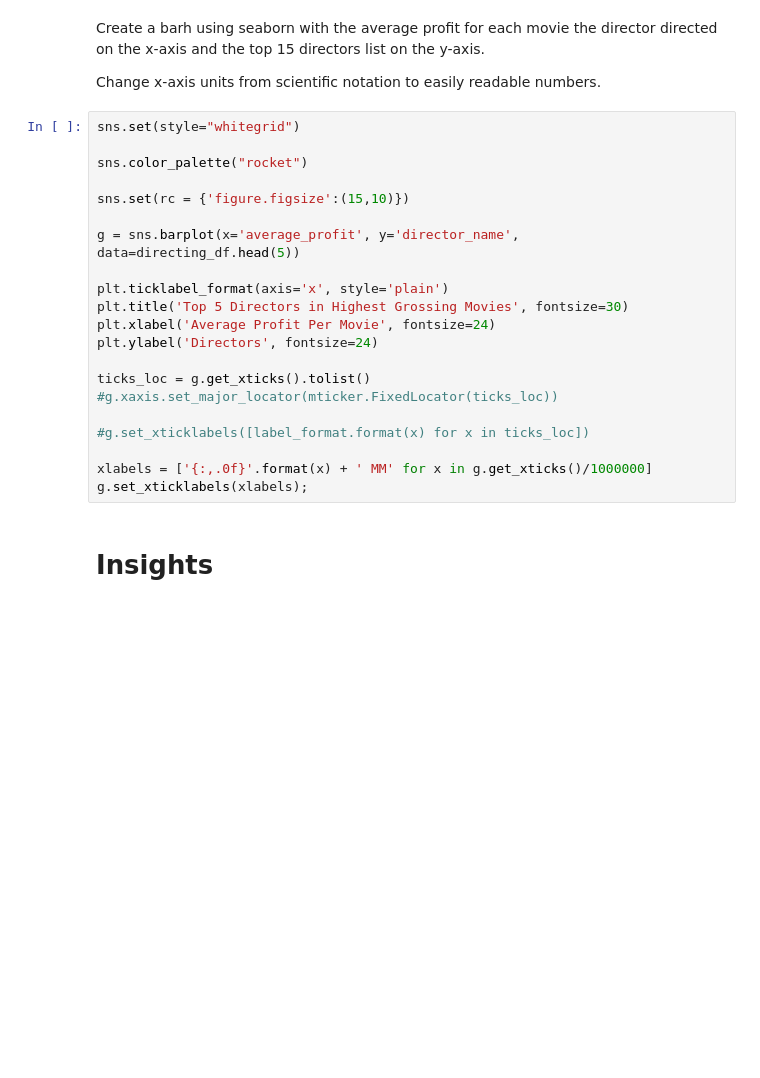
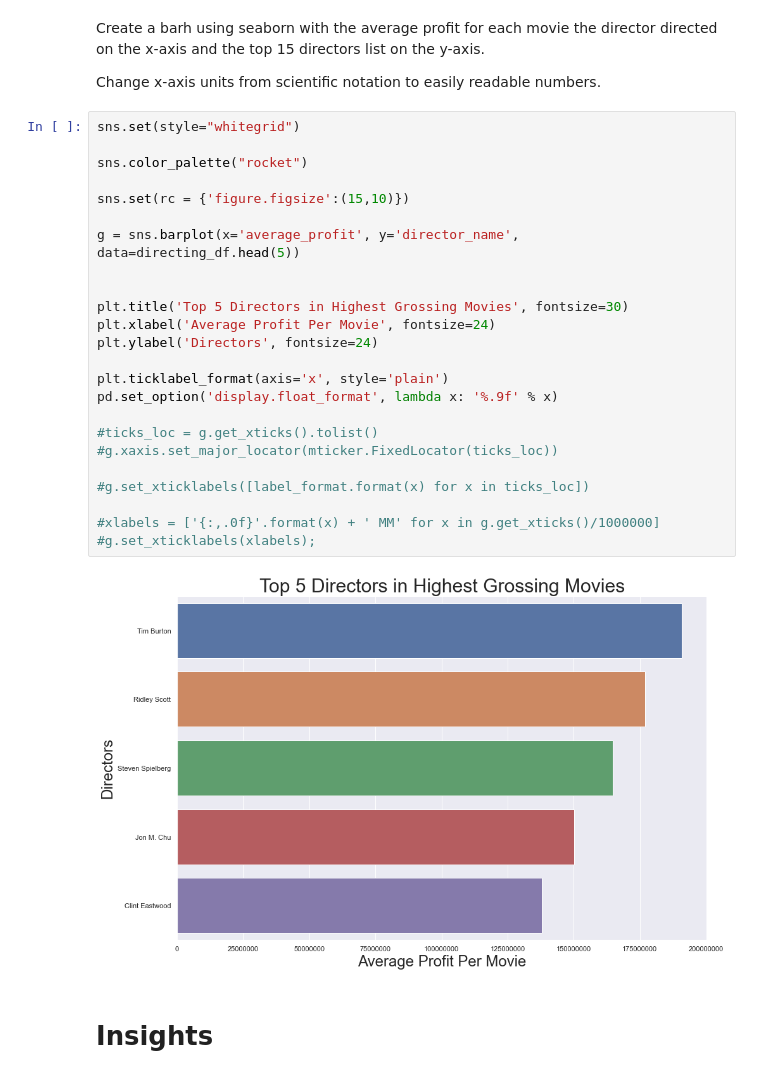
Before and after one commit to JordanMang/phase_1_id10t_team, a Jupyter notebook: working_jupyter_notebooks/am.ipynb, the cells around one changed output. Drawn from its saved outputs; the diff is of its cells as text; blank space fills up the shorter version.

```diff
--- a/working_jupyter_notebooks/am.ipynb
+++ b/working_jupyter_notebooks/am.ipynb
@@ -132,24 +240,29 @@ Change x-axis units from scientific notation to easily readable numbers.
 # %%
 sns.set(style="whitegrid")
 
 sns.color_palette("rocket")
 
 sns.set(rc = {'figure.figsize':(15,10)})
 
 g = sns.barplot(x='average_profit', y='director_name', data=directing_df.head(5))
 
-plt.ticklabel_format(axis='x', style='plain')
+
 plt.title('Top 5 Directors in Highest Grossing Movies', fontsize=30)
 plt.xlabel('Average Profit Per Movie', fontsize=24)
 plt.ylabel('Directors', fontsize=24)
 
-ticks_loc = g.get_xticks().tolist()
+plt.ticklabel_format(axis='x', style='plain')
+pd.set_option('display.float_format', lambda x: '%.9f' % x)
+
+#ticks_loc = g.get_xticks().tolist()
 #g.xaxis.set_major_locator(mticker.FixedLocator(ticks_loc))
 
 #g.set_xticklabels([label_format.format(x) for x in ticks_loc])
 
-xlabels = ['{:,.0f}'.format(x) + ' MM' for x in g.get_xticks()/1000000]
-g.set_xticklabels(xlabels);
+#xlabels = ['{:,.0f}'.format(x) + ' MM' for x in g.get_xticks()/1000000]
+#g.set_xticklabels(xlabels);
+# %% [output]
+[figure, added]
 # %% [markdown]
 # Insights
 # %% [markdown]
```
Also changed, not shown: parts of 16 cells of this notebook.
